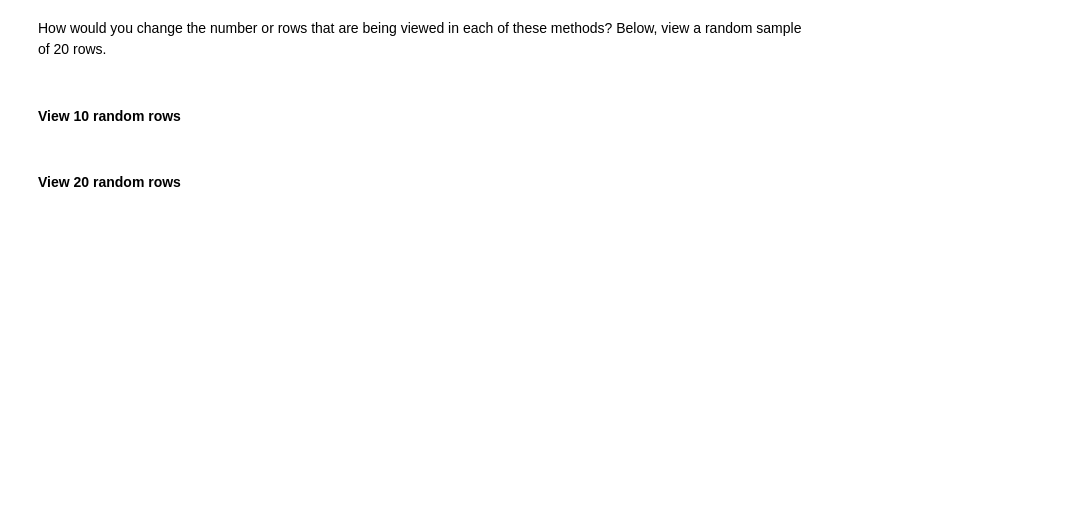
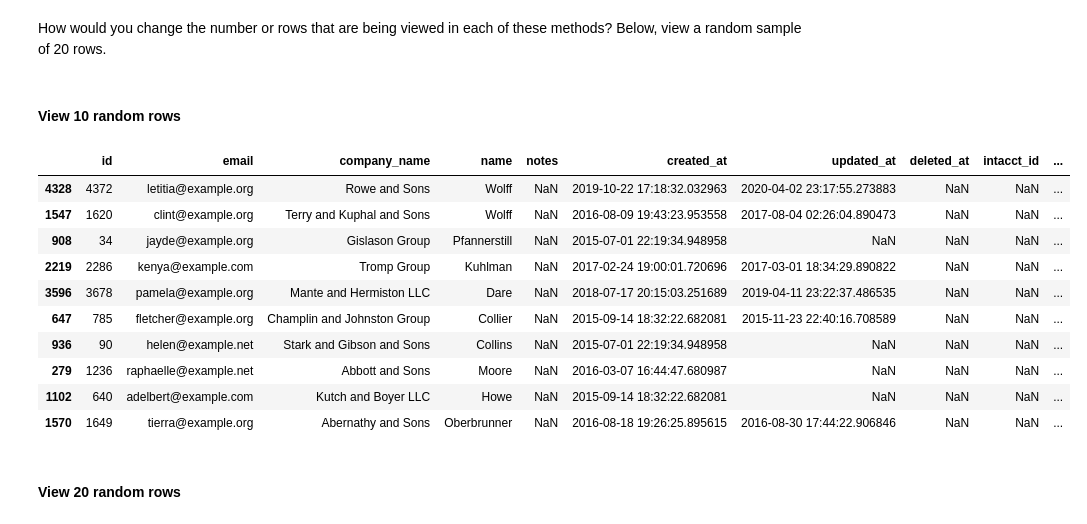
Before and after one commit to Samuel-Skinner/Pandas_Exercises, a Jupyter notebook: pandas-exercise.ipynb, the cells around one changed output. Drawn from its saved outputs; the diff is of its cells as text; code cells hidden in the pictures; blank space fills up the shorter version.

```diff
--- a/pandas-exercise.ipynb
+++ b/pandas-exercise.ipynb
@@ -65,5 +101,19 @@ There are three main methods in python to get a quick preview of your dataset. O
 How would you change the number or rows that are being viewed in each of these methods? Below, view a random sample of 20 rows.
 # %% [markdown]
 #### View 10 random rows
+# %%
+df.sample(10)
+# %% [output]
+|  | id | email | company_name | name | notes | created_at | updated_at | deleted_at | intacct_id | ... |
+| 4328 | 4372 | letitia@example.org | Rowe and Sons | Wolff | NaN | 2019-10-22 17:18:32.032963 | 2020-04-02 23:17:55.273883 | NaN | NaN | ... |
+| 1547 | 1620 | clint@example.org | Terry and Kuphal and Sons | Wolff | NaN | 2016-08-09 19:43:23.953558 | 2017-08-04 02:26:04.890473 | NaN | NaN | ... |
+| 908 | 34 | jayde@example.org | Gislason Group | Pfannerstill | NaN | 2015-07-01 22:19:34.948958 | NaN | NaN | NaN | ... |
+| 2219 | 2286 | kenya@example.com | Tromp Group | Kuhlman | NaN | 2017-02-24 19:00:01.720696 | 2017-03-01 18:34:29.890822 | NaN | NaN | ... |
+| 3596 | 3678 | pamela@example.org | Mante and Hermiston LLC | Dare | NaN | 2018-07-17 20:15:03.251689 | 2019-04-11 23:22:37.486535 | NaN | NaN | ... |
+| 647 | 785 | fletcher@example.org | Champlin and Johnston Group | Collier | NaN | 2015-09-14 18:32:22.682081 | 2015-11-23 22:40:16.708589 | NaN | NaN | ... |
+| 936 | 90 | helen@example.net | Stark and Gibson and Sons | Collins | NaN | 2015-07-01 22:19:34.948958 | NaN | NaN | NaN | ... |
+| 279 | 1236 | raphaelle@example.net | Abbott and Sons | Moore | NaN | 2016-03-07 16:44:47.680987 | NaN | NaN | NaN | ... |
+| 1102 | 640 | adelbert@example.com | Kutch and Boyer LLC | Howe | NaN | 2015-09-14 18:32:22.682081 | NaN | NaN | NaN | ... |
+| 1570 | 1649 | tierra@example.org | Abernathy and Sons | Oberbrunner | NaN | 2016-08-18 19:26:25.895615 | 2016-08-30 17:44:22.906846 | NaN | NaN | ... |
 # %% [markdown]
 #### View 20 random rows
```
Also changed, not shown: parts of 7 cells of this notebook.
